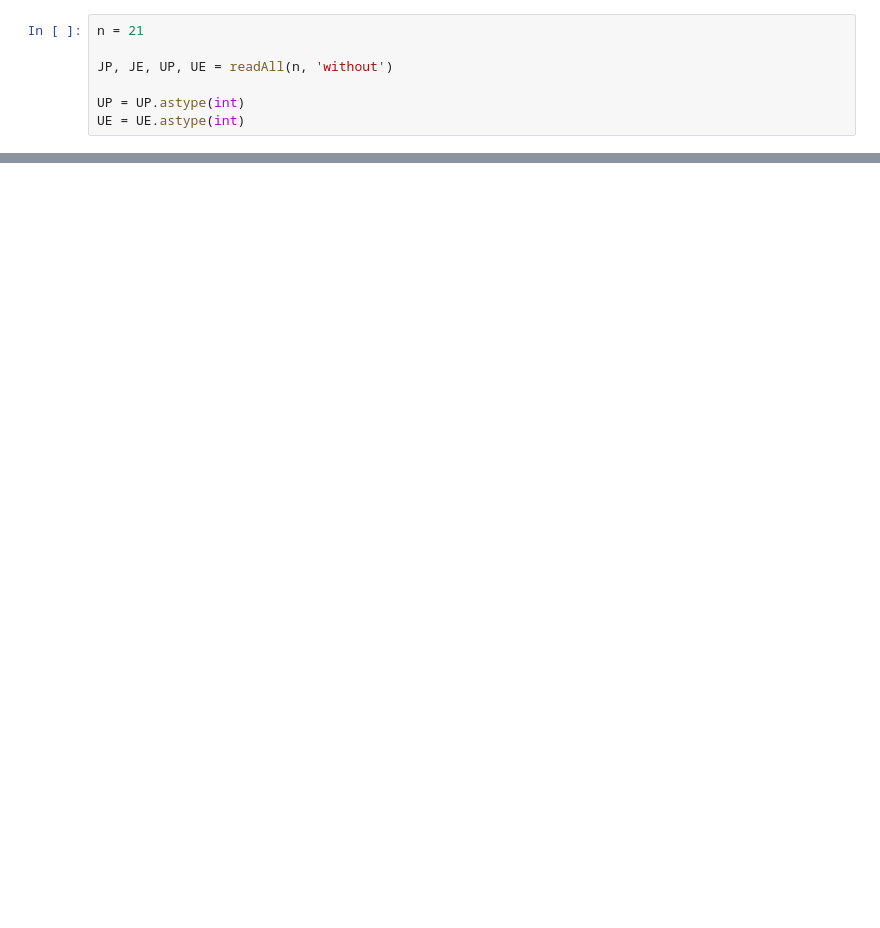
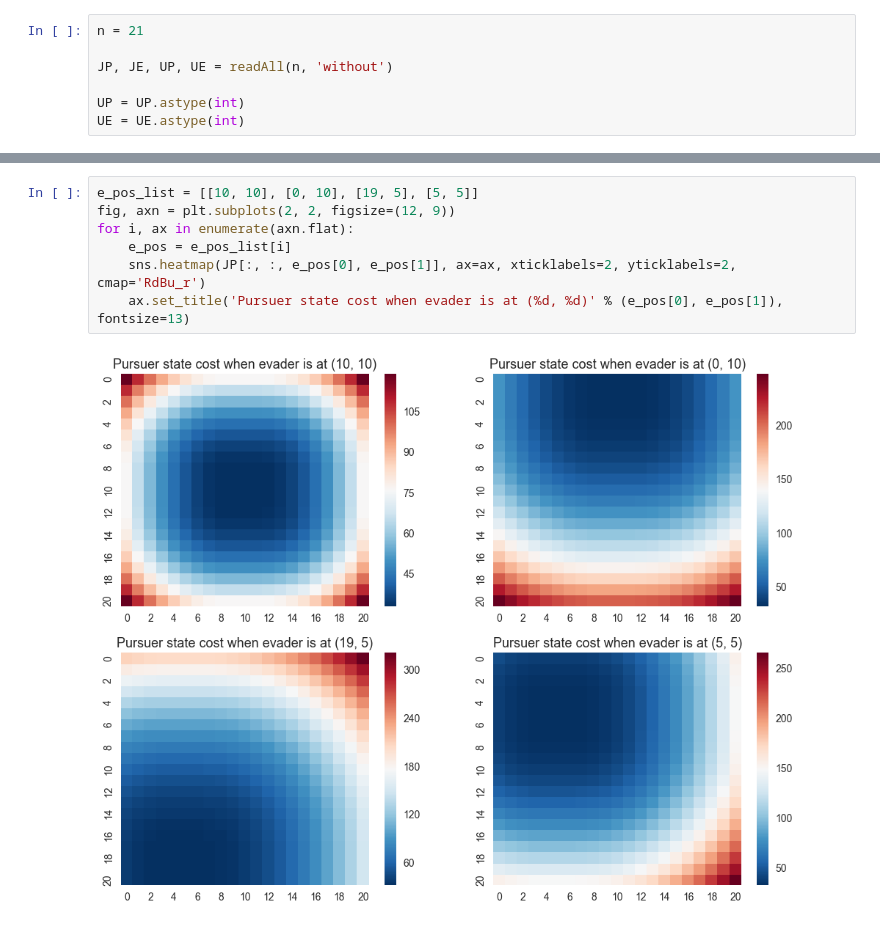
Before and after one commit to ilyazhara/ISP2017Project, a Jupyter notebook: code/main.ipynb, the cells around one changed output, grey strips where cells are left out. Saved outputs shown, nothing was run; the diff lists cells and outputs as text; blank space fills up the shorter version.

```diff
--- a/code/main.ipynb
+++ b/code/main.ipynb
@@ -58,0 +61,9 @@ plt.show()
+# %%
+e_pos_list = [[10, 10], [0, 10], [19, 5], [5, 5]]
+fig, axn = plt.subplots(2, 2, figsize=(12, 9))
+for i, ax in enumerate(axn.flat):
+    e_pos = e_pos_list[i]
+    sns.heatmap(JP[:, :, e_pos[0], e_pos[1]], ax=ax, xticklabels=2, yticklabels=2, cmap='RdBu_r')
+    ax.set_title('Pursuer state cost when evader is at (%d, %d)' % (e_pos[0], e_pos[1]), fontsize=13)
+# %% [output]
+[figure, added]
```
Also changed, not shown: parts of 10 cells of this notebook, 5 other files.
